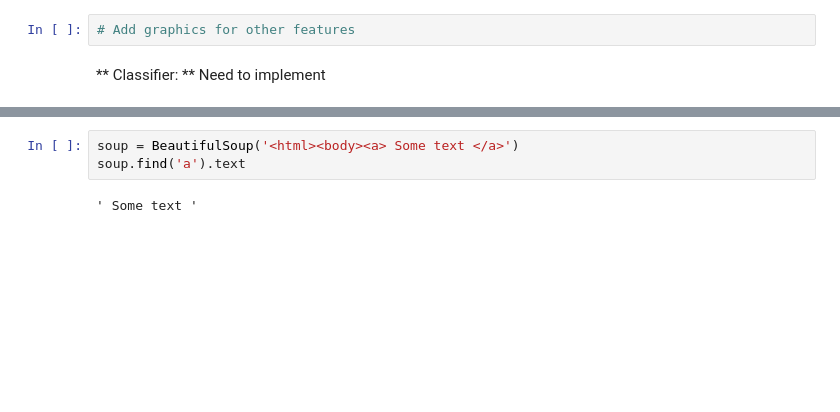
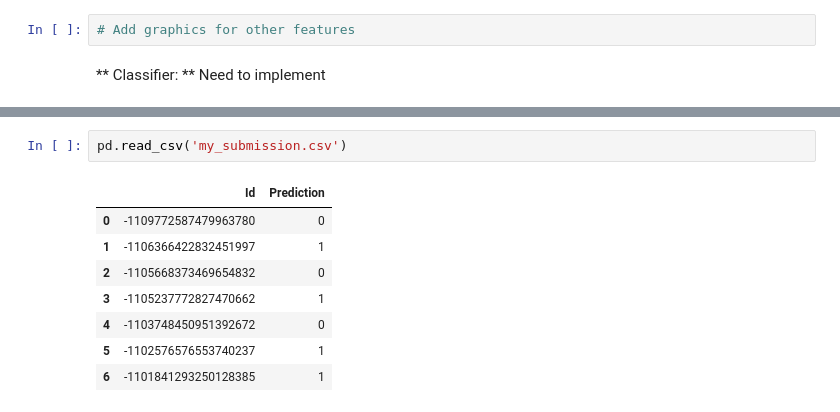
Before and after one commit to shivammehta25/Information-Retrieval, a Jupyter notebook: AntispamStatsSeminar.ipynb, the cells around one changed output, grey strips where cells are left out. Drawn from its saved outputs; the diff is of its cells as text; blank space fills up the shorter version.

Commit message:
First Submission finally finished

```diff
--- a/AntispamStatsSeminar.ipynb
+++ b/AntispamStatsSeminar.ipynb
@@ -766,5 +592,11 @@ train_docs
-# %%
-soup = BeautifulSoup('<html><body><a> Some text </a>')
-soup.find('a').text
-# %% [output]
-' Some text '
+# %%
+pd.read_csv('my_submission.csv')
+# %% [output]
+|  | Id | Prediction |
+| 0 | -1109772587479963780 | 0 |
+| 1 | -1106366422832451997 | 1 |
+| 2 | -1105668373469654832 | 0 |
+| 3 | -1105237772827470662 | 1 |
+| 4 | -1103748450951392672 | 0 |
+| 5 | -1102576576553740237 | 1 |
+| 6 | -1101841293250128385 | 1 |
```
Also changed, not shown: parts of 45 cells of this notebook.
